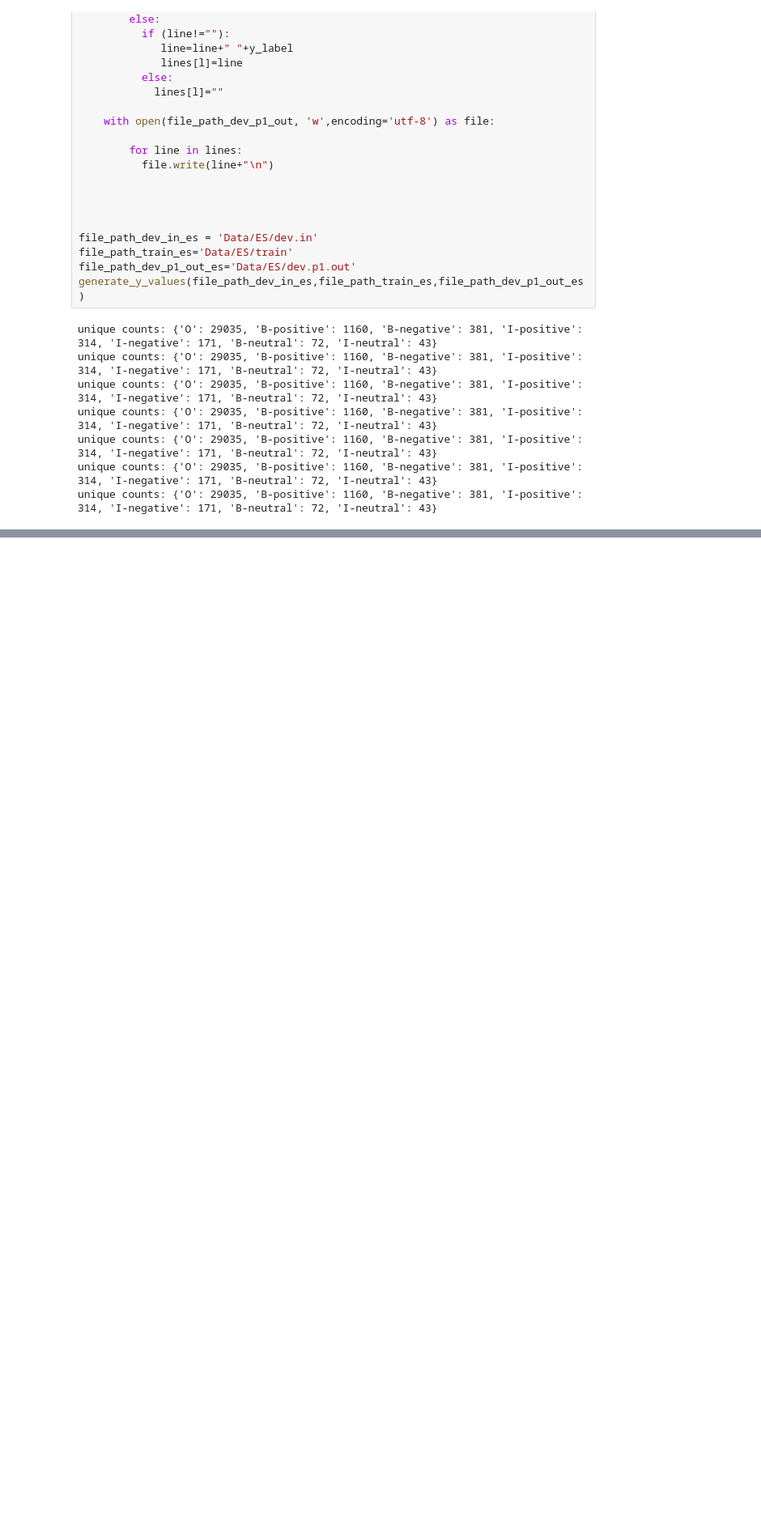
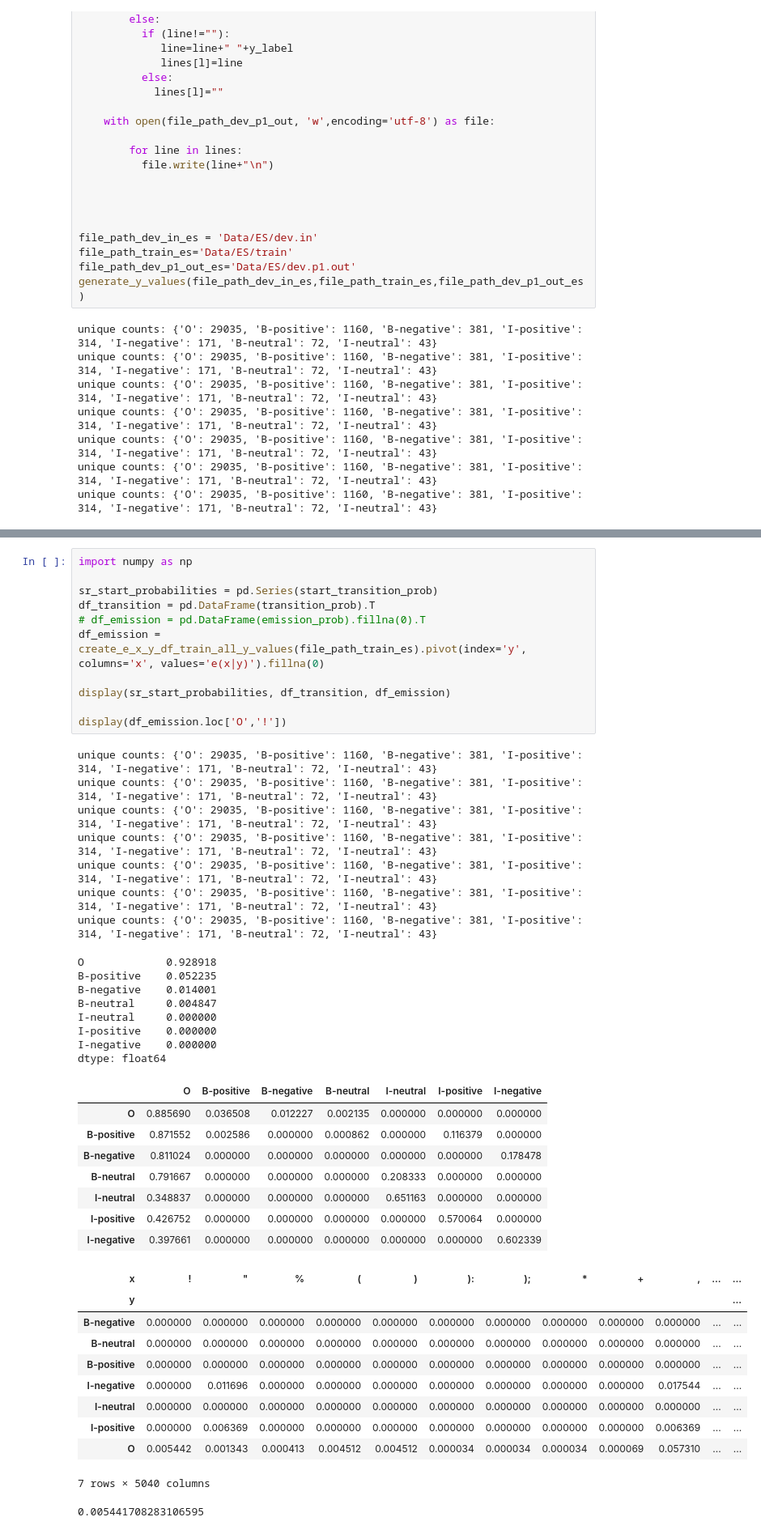
Before and after one commit to sherinksaji/MLProject, a Jupyter notebook: part1.ipynb, the cells around one changed output, grey strips where cells are left out. Shown at 81% size. Drawn from its saved outputs; the diff is of its cells as text; blank space fills up the shorter version.

```diff
--- a/part1.ipynb
+++ b/part1.ipynb
@@ -277,0 +501,46 @@ print(precision)
+# %%
+import numpy as np
+
+sr_start_probabilities = pd.Series(start_transition_prob)
+df_transition = pd.DataFrame(transition_prob).T
+# df_emission = pd.DataFrame(emission_prob).fillna(0).T
+df_emission = create_e_x_y_df_train_all_y_values(file_path_train_es).pivot(index='y', columns='x', values='e(x|y)').fillna(0)
+
+display(sr_start_probabilities, df_transition, df_emission)
+
+display(df_emission.loc['O','!'])
+# %% [output]
+unique counts: {'O': 29035, 'B-positive': 1160, 'B-negative': 381, 'I-positive': 314, 'I-negative': 171, 'B-neutral': 72, 'I-neutral': 43}
+unique counts: {'O': 29035, 'B-positive': 1160, 'B-negative': 381, 'I-positive': 314, 'I-negative': 171, 'B-neutral': 72, 'I-neutral': 43}
+unique counts: {'O': 29035, 'B-positive': 1160, 'B-negative': 381, 'I-positive': 314, 'I-negative': 171, 'B-neutral': 72, 'I-neutral': 43}
+unique counts: {'O': 29035, 'B-positive': 1160, 'B-negative': 381, 'I-positive': 314, 'I-negative': 171, 'B-neutral': 72, 'I-neutral': 43}
+unique counts: {'O': 29035, 'B-positive': 1160, 'B-negative': 381, 'I-positive': 314, 'I-negative': 171, 'B-neutral': 72, 'I-neutral': 43}
+unique counts: {'O': 29035, 'B-positive': 1160, 'B-negative': 381, 'I-positive': 314, 'I-negative': 171, 'B-neutral': 72, 'I-neutral': 43}
+unique counts: {'O': 29035, 'B-positive': 1160, 'B-negative': 381, 'I-positive': 314, 'I-negative': 171, 'B-neutral': 72, 'I-neutral': 43}
+O             0.928918
+B-positive    0.052235
+B-negative    0.014001
+B-neutral     0.004847
+I-neutral     0.000000
+I-positive    0.000000
+I-negative    0.000000
+dtype: float64
+|  | O | B-positive | B-negative | B-neutral | I-neutral | I-positive | I-negative |
+| O | 0.885690 | 0.036508 | 0.012227 | 0.002135 | 0.000000 | 0.000000 | 0.000000 |
+| B-positive | 0.871552 | 0.002586 | 0.000000 | 0.000862 | 0.000000 | 0.116379 | 0.000000 |
+| B-negative | 0.811024 | 0.000000 | 0.000000 | 0.000000 | 0.000000 | 0.000000 | 0.178478 |
+| B-neutral | 0.791667 | 0.000000 | 0.000000 | 0.000000 | 0.208333 | 0.000000 | 0.000000 |
+| I-neutral | 0.348837 | 0.000000 | 0.000000 | 0.000000 | 0.651163 | 0.000000 | 0.000000 |
+| I-positive | 0.426752 | 0.000000 | 0.000000 | 0.000000 | 0.000000 | 0.570064 | 0.000000 |
+| I-negative | 0.397661 | 0.000000 | 0.000000 | 0.000000 | 0.000000 | 0.000000 | 0.602339 |
+| x | ! | " | % | ( | ) | ): | ); | * | + | , | ... | ... |
+| y |  |  |  |  |  |  |  |  |  |  |  | ... |
+| B-negative | 0.000000 | 0.000000 | 0.000000 | 0.000000 | 0.000000 | 0.000000 | 0.000000 | 0.000000 | 0.000000 | 0.000000 | ... | ... |
+| B-neutral | 0.000000 | 0.000000 | 0.000000 | 0.000000 | 0.000000 | 0.000000 | 0.000000 | 0.000000 | 0.000000 | 0.000000 | ... | ... |
+| B-positive | 0.000000 | 0.000000 | 0.000000 | 0.000000 | 0.000000 | 0.000000 | 0.000000 | 0.000000 | 0.000000 | 0.000000 | ... | ... |
+| I-negative | 0.000000 | 0.011696 | 0.000000 | 0.000000 | 0.000000 | 0.000000 | 0.000000 | 0.000000 | 0.000000 | 0.017544 | ... | ... |
+| I-neutral | 0.000000 | 0.000000 | 0.000000 | 0.000000 | 0.000000 | 0.000000 | 0.000000 | 0.000000 | 0.000000 | 0.000000 | ... | ... |
+| I-positive | 0.000000 | 0.006369 | 0.000000 | 0.000000 | 0.000000 | 0.000000 | 0.000000 | 0.000000 | 0.000000 | 0.006369 | ... | ... |
+| O | 0.005442 | 0.001343 | 0.000413 | 0.004512 | 0.004512 | 0.000034 | 0.000034 | 0.000034 | 0.000069 | 0.057310 | ... | ... |
+7 rows × 5040 columns
+0.005441708283106595
```
Also changed, not shown: parts of 6 cells of this notebook.
